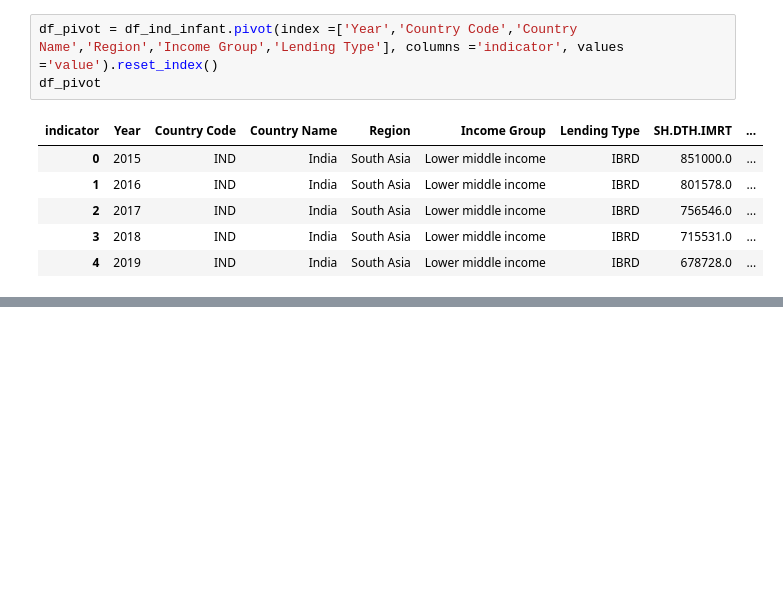
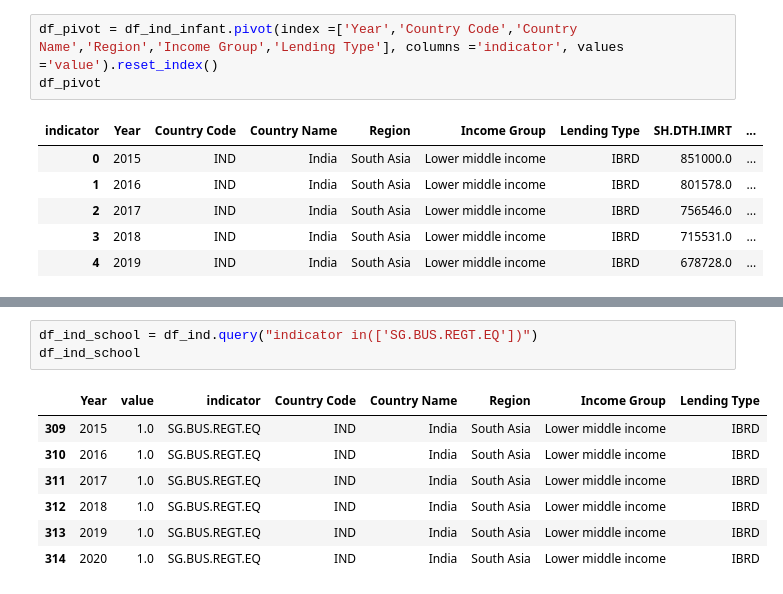
Before and after one commit to sruthib22/data690_Sruthi, a Jupyter notebook: Individual_project/Individual_project_Part_B_Draft.ipynb, the cells around one changed output, grey strips where cells are left out. Drawn from its saved outputs; the diff is of its cells as text; blank space fills up the shorter version.

```diff
--- a/Individual_project/Individual_project_Part_B_Draft.ipynb
+++ b/Individual_project/Individual_project_Part_B_Draft.ipynb
@@ -115,0 +226,11 @@ fig.show()
+# %%
+df_ind_school = df_ind.query("indicator in(['SG.BUS.REGT.EQ'])")
+df_ind_school
+# %% [output]
+|  | Year | value | indicator | Country Code | Country Name | Region | Income Group | Lending Type |
+| 309 | 2015 | 1.0 | SG.BUS.REGT.EQ | IND | India | South Asia | Lower middle income | IBRD |
+| 310 | 2016 | 1.0 | SG.BUS.REGT.EQ | IND | India | South Asia | Lower middle income | IBRD |
+| 311 | 2017 | 1.0 | SG.BUS.REGT.EQ | IND | India | South Asia | Lower middle income | IBRD |
+| 312 | 2018 | 1.0 | SG.BUS.REGT.EQ | IND | India | South Asia | Lower middle income | IBRD |
+| 313 | 2019 | 1.0 | SG.BUS.REGT.EQ | IND | India | South Asia | Lower middle income | IBRD |
+| 314 | 2020 | 1.0 | SG.BUS.REGT.EQ | IND | India | South Asia | Lower middle income | IBRD |
```
Also changed, not shown: parts of 13 cells of this notebook.
